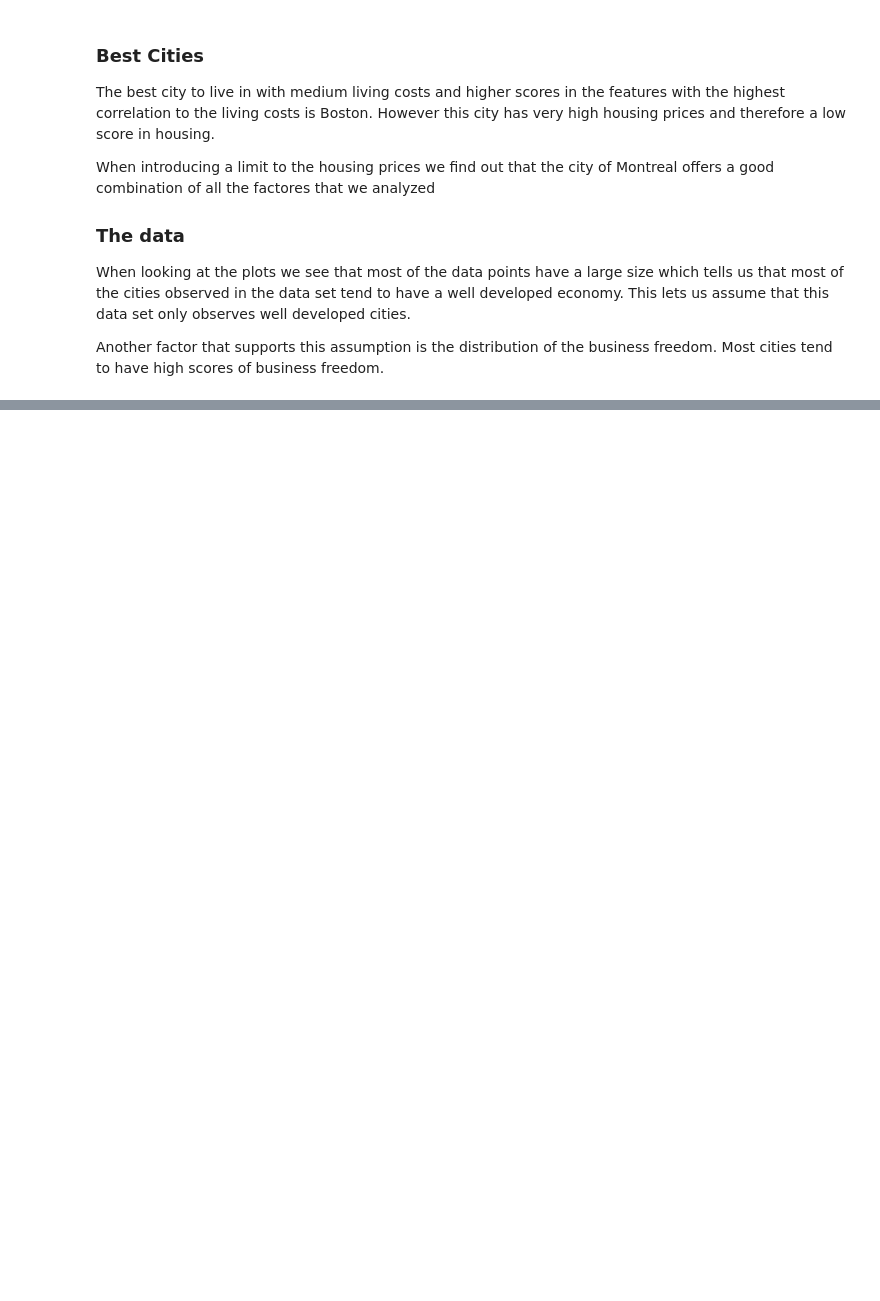
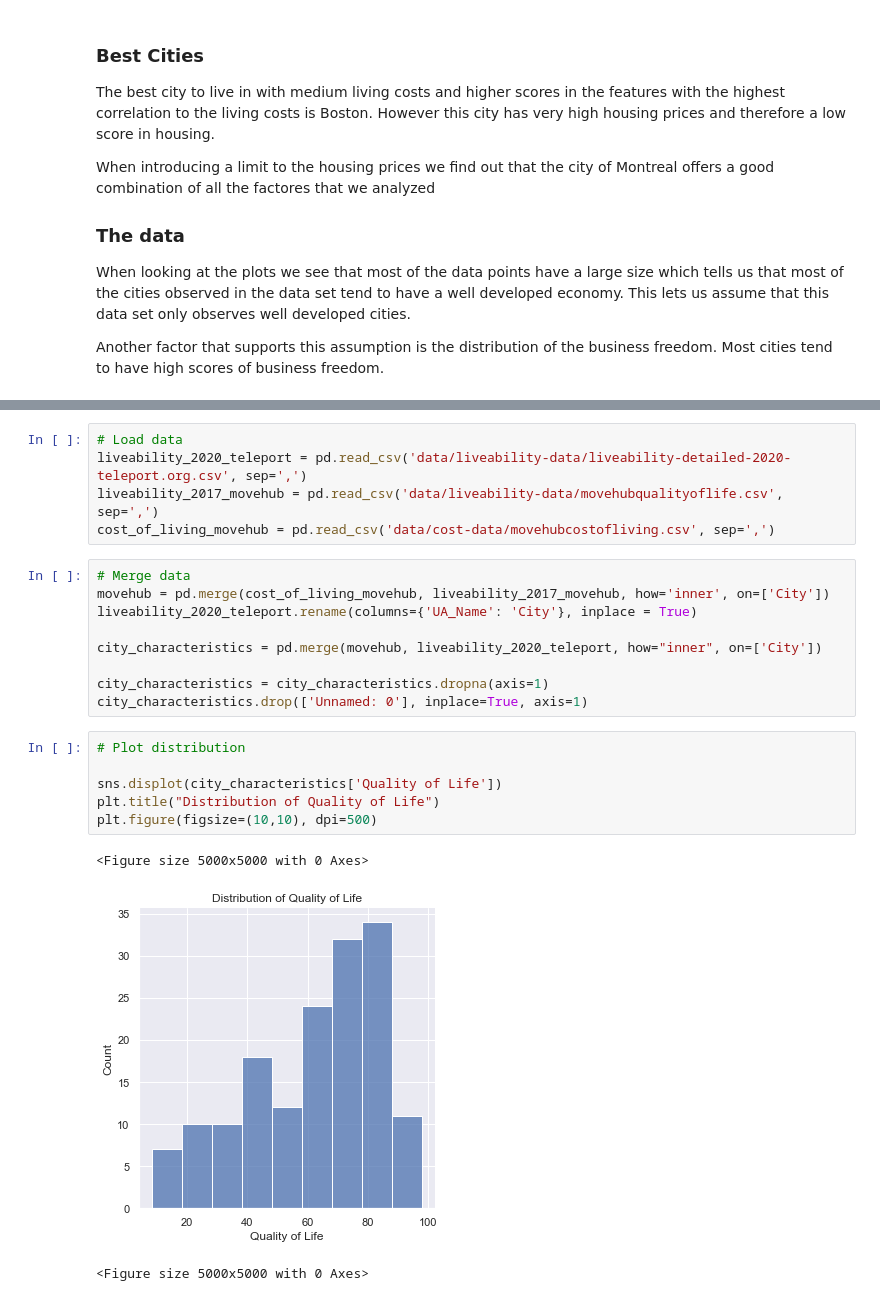
Before and after one commit to lukasthekid/liveability-ex, a Jupyter notebook: ex3.ipynb, the cells around one changed output, grey strips where cells are left out. Saved outputs shown, nothing was run; the diff lists cells and outputs as text; blank space fills up the shorter version.

```diff
--- a/ex3.ipynb
+++ b/ex3.ipynb
@@ -616,0 +627,24 @@ Another factor that supports this assumption is the distribution of the business
+# %%
+# Load data
+liveability_2020_teleport = pd.read_csv('data/liveability-data/liveability-detailed-2020-teleport.org.csv', sep=',')
+liveability_2017_movehub = pd.read_csv('data/liveability-data/movehubqualityoflife.csv', sep=',')
+cost_of_living_movehub = pd.read_csv('data/cost-data/movehubcostofliving.csv', sep=',')
+# %%
+# Merge data
+movehub = pd.merge(cost_of_living_movehub, liveability_2017_movehub, how='inner', on=['City'])
+liveability_2020_teleport.rename(columns={'UA_Name': 'City'}, inplace = True)
+
+city_characteristics = pd.merge(movehub, liveability_2020_teleport, how="inner", on=['City'])
+
+city_characteristics = city_characteristics.dropna(axis=1)
+city_characteristics.drop(['Unnamed: 0'], inplace=True, axis=1)
+# %%
+# Plot distribution
+
+sns.displot(city_characteristics['Quality of Life'])
+plt.title("Distribution of Quality of Life")
+plt.figure(figsize=(10,10), dpi=500)
+# %% [output]
+<Figure size 5000x5000 with 0 Axes>
+[figure, added]
+<Figure size 5000x5000 with 0 Axes>
```
Also changed, not shown: parts of 7 cells of this notebook.
